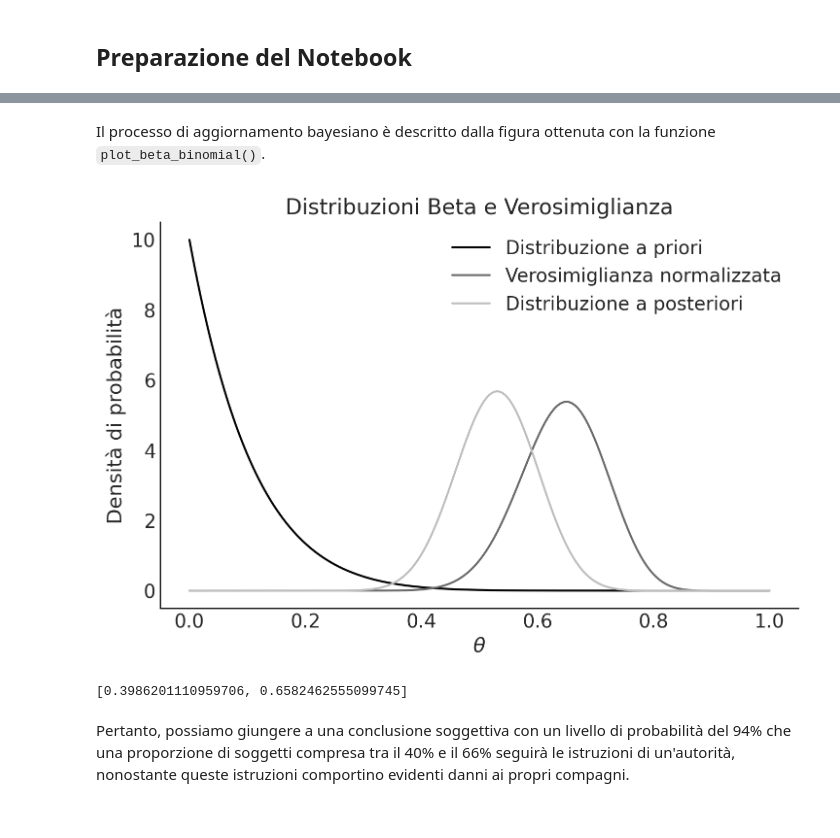
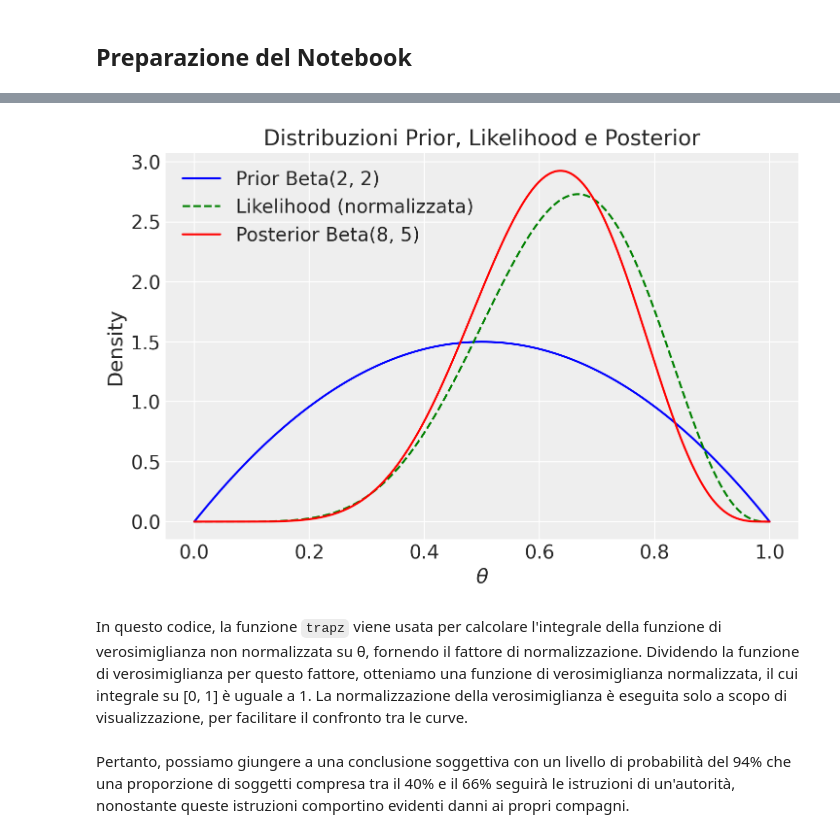
Before and after one commit to ccaudek/ds4p, a Jupyter notebook: _sources/chapter_4/03_conjugate_families_1.ipynb, the cells around one changed output, grey strips where cells are left out. Saved outputs shown, nothing was run; the diff lists cells and outputs as text; code cells hidden in the pictures.

```diff
--- a/_sources/chapter_4/03_conjugate_families_1.ipynb
+++ b/_sources/chapter_4/03_conjugate_families_1.ipynb
@@ -318,45 +113,34 @@ $$
-# %% [markdown]
-Il processo di aggiornamento bayesiano è descritto dalla figura ottenuta con la funzione `plot_beta_binomial()`.
-# %%
-y = 26
-n = 40
-
-# Parametri delle distribuzioni beta
-alpha_pre = 1
-beta_pre = 10
-
-alpha_post = alpha_pre + y
-beta_post = beta_pre + n - y
-
-# Calcola i valori delle distribuzioni beta
-pdf_pre = stats.beta.pdf(theta, alpha_pre, beta_pre)
-pdf_post = stats.beta.pdf(theta, alpha_post, beta_post)
-
-# Calcola la log-verosimiglianza
-log_likelihood = y * np.log(theta) + (n - y) * np.log(1 - theta)
-
-# Scala la log-verosimiglianza per evitare valori molto piccoli
-scaled_log_likelihood = log_likelihood - np.max(log_likelihood)
-
-# Calcola la verosimiglianza normalizzata
-normalized_likelihood = np.exp(scaled_log_likelihood)
-normalized_likelihood /= np.trapz(normalized_likelihood, theta)
-
-# Crea il grafico
-plt.plot(theta, pdf_pre, label=r'Distribuzione a priori')
-plt.plot(theta, normalized_likelihood, label=r'Verosimiglianza normalizzata')
-plt.plot(theta, pdf_post, label=r'Distribuzione a posteriori')
-plt.xlabel(r'$\theta$')
-plt.ylabel('Densità di probabilità')
-plt.title('Distribuzioni Beta e Verosimiglianza')
-plt.legend();
-# %% [output]
-[figure, removed]
-# %%
-li = stats.beta.ppf(0.03, 1 + 26, 10 + 40 - 26)
-ls = stats.beta.ppf(0.97, 1 + 26, 10 + 40 - 26)
-list([li, ls])
-# %% [output]
-[0.3986201110959706, 0.6582462555099745]
+# %%
+# Definiamo i parametri
+alpha_prior, beta_prior = 2, 2
+y, n = 6, 9
+alpha_post, beta_post = alpha_prior + y, beta_prior + n - y
+
+# Creiamo un array di valori theta
+theta = np.linspace(0, 1, 1000)  # Aumentiamo la risoluzione per un calcolo più preciso
+
+# Calcoliamo le PDF
+prior_pdf = stats.beta.pdf(theta, alpha_prior, beta_prior)
+likelihood = theta**y * (1-theta)**(n-y)
+
+# Normalizziamo la verosimiglianza
+likelihood_integral = trapz(likelihood, theta)
+normalized_likelihood = likelihood / likelihood_integral
+
+posterior_pdf = stats.beta.pdf(theta, alpha_post, beta_post)
+
+# Disegnamo le distribuzioni
+plt.plot(theta, prior_pdf, label=f'Prior Beta({alpha_prior}, {beta_prior})', color='blue')
+plt.plot(theta, normalized_likelihood, label='Likelihood (normalizzata)', linestyle='--', color='green')
+plt.plot(theta, posterior_pdf, label=f'Posterior Beta({alpha_post}, {beta_post})', color='red')
+
+plt.xlabel('$\\theta$')
+plt.ylabel('Density')
+plt.title('Distribuzioni Prior, Likelihood e Posterior')
+_ = plt.legend()
+# %% [output]
+[figure, added]
+# %% [markdown]
+In questo codice, la funzione `trapz` viene usata per calcolare l'integrale della funzione di verosimiglianza non normalizzata su θ, fornendo il fattore di normalizzazione. Dividendo la funzione di verosimiglianza per questo fattore, otteniamo una funzione di verosimiglianza normalizzata, il cui integrale su [0, 1] è uguale a 1. La normalizzazione della verosimiglianza è eseguita solo a scopo di visualizzazione, per facilitare il confronto tra le curve.
 # %% [markdown]
 Pertanto, possiamo giungere a una conclusione soggettiva con un livello di probabilità del 94% che una proporzione di soggetti compresa tra il 40% e il 66% seguirà le istruzioni di un'autorità, nonostante queste istruzioni comportino evidenti danni ai propri compagni.
```
Also changed, not shown: parts of 28 cells of this notebook, 20 other files.
